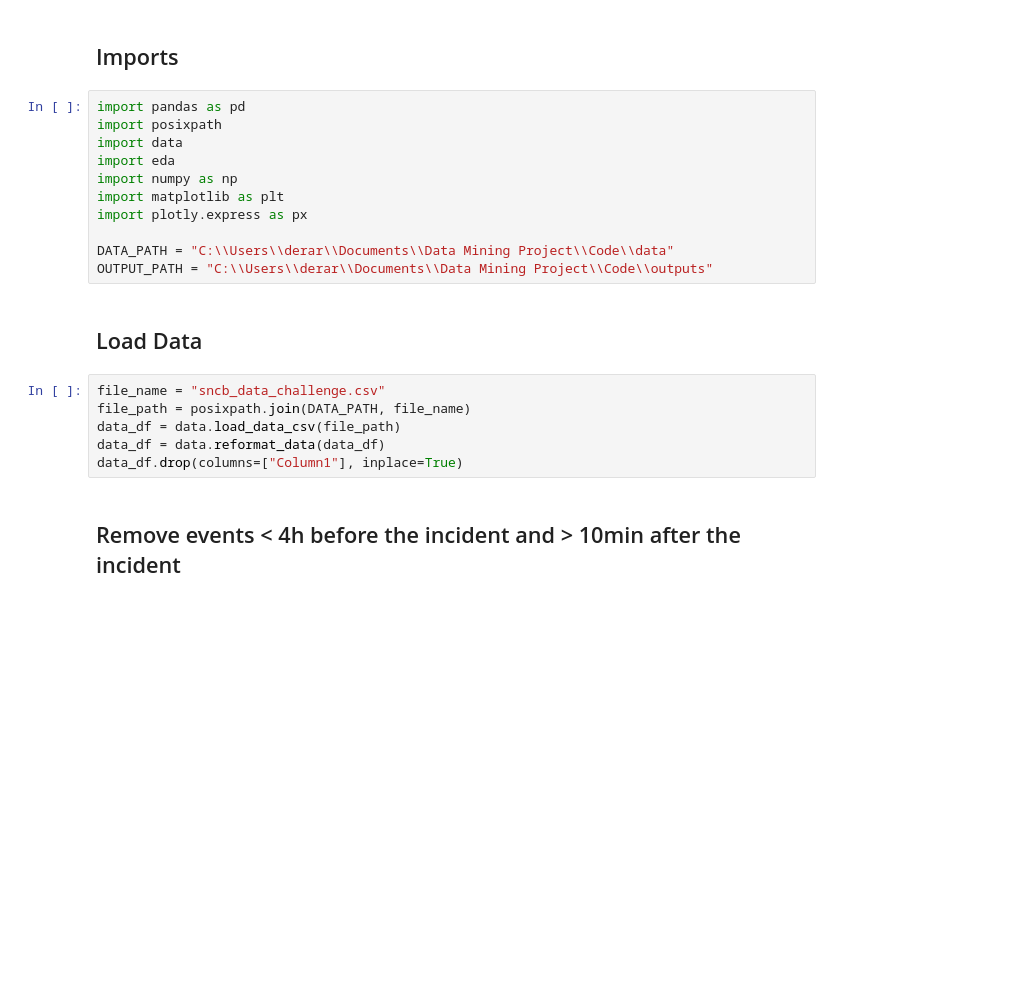
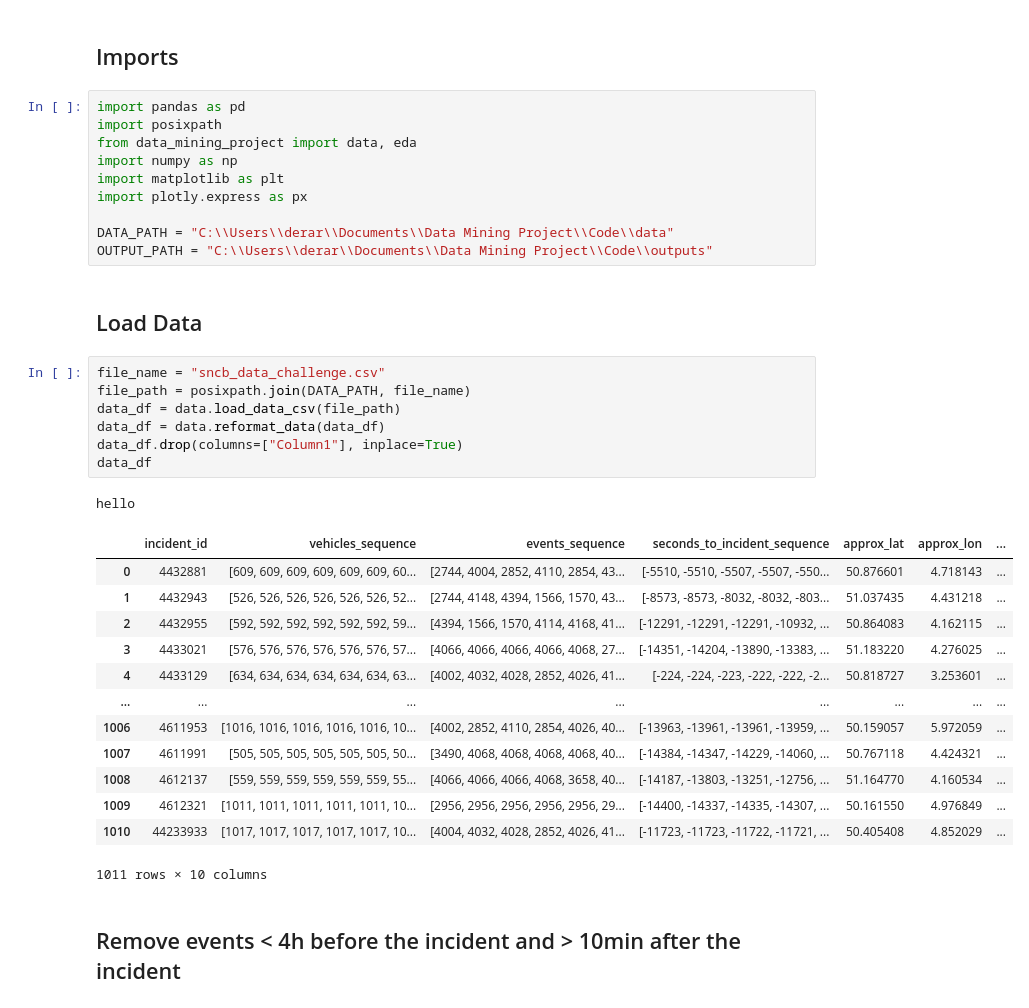
Before and after one commit to dalnakeb/INFOH423_Data_Mining_Project, a Jupyter notebook: notebooks/preprocessing.ipynb, the cells around one changed output. Cells and saved outputs as stored; diff of their text form; blank space fills up the shorter version.

```diff
--- a/notebooks/preprocessing.ipynb
+++ b/notebooks/preprocessing.ipynb
@@ -6,8 +6,7 @@
 # %%
 import pandas as pd
 import posixpath
-import data
-import eda
+from data_mining_project import data, eda
 import numpy as np
 import matplotlib as plt
 import plotly.express as px
@@ -19,9 +18,25 @@ OUTPUT_PATH = "C:\\Users\\derar\\Documents\\Data Mining Project\\Code\\outputs"
 # %%
 file_name = "sncb_data_challenge.csv"
 file_path = posixpath.join(DATA_PATH, file_name)
 data_df = data.load_data_csv(file_path)
 data_df = data.reformat_data(data_df)
 data_df.drop(columns=["Column1"], inplace=True)
+data_df
+# %% [output]
+hello
+|  | incident_id | vehicles_sequence | events_sequence | seconds_to_incident_sequence | approx_lat | approx_lon | ... |
+| 0 | 4432881 | [609, 609, 609, 609, 609, 609, 60... | [2744, 4004, 2852, 4110, 2854, 43... | [-5510, -5510, -5507, -5507, -550... | 50.876601 | 4.718143 | ... |
+| 1 | 4432943 | [526, 526, 526, 526, 526, 526, 52... | [2744, 4148, 4394, 1566, 1570, 43... | [-8573, -8573, -8032, -8032, -803... | 51.037435 | 4.431218 | ... |
+| 2 | 4432955 | [592, 592, 592, 592, 592, 592, 59... | [4394, 1566, 1570, 4114, 4168, 41... | [-12291, -12291, -12291, -10932, ... | 50.864083 | 4.162115 | ... |
+| 3 | 4433021 | [576, 576, 576, 576, 576, 576, 57... | [4066, 4066, 4066, 4066, 4068, 27... | [-14351, -14204, -13890, -13383, ... | 51.183220 | 4.276025 | ... |
+| 4 | 4433129 | [634, 634, 634, 634, 634, 634, 63... | [4002, 4032, 4028, 2852, 4026, 41... | [-224, -224, -223, -222, -222, -2... | 50.818727 | 3.253601 | ... |
+| ... | ... | ... | ... | ... | ... | ... | ... |
+| 1006 | 4611953 | [1016, 1016, 1016, 1016, 1016, 10... | [4002, 2852, 4110, 2854, 4026, 40... | [-13963, -13961, -13961, -13959, ... | 50.159057 | 5.972059 | ... |
+| 1007 | 4611991 | [505, 505, 505, 505, 505, 505, 50... | [3490, 4068, 4068, 4068, 4068, 40... | [-14384, -14347, -14229, -14060, ... | 50.767118 | 4.424321 | ... |
+| 1008 | 4612137 | [559, 559, 559, 559, 559, 559, 55... | [4066, 4066, 4066, 4068, 3658, 40... | [-14187, -13803, -13251, -12756, ... | 51.164770 | 4.160534 | ... |
+| 1009 | 4612321 | [1011, 1011, 1011, 1011, 1011, 10... | [2956, 2956, 2956, 2956, 2956, 29... | [-14400, -14337, -14335, -14307, ... | 50.161550 | 4.976849 | ... |
+| 1010 | 44233933 | [1017, 1017, 1017, 1017, 1017, 10... | [4004, 4032, 4028, 2852, 4026, 41... | [-11723, -11723, -11722, -11721, ... | 50.405408 | 4.852029 | ... |
+1011 rows × 10 columns
 # %% [markdown]
 ## Remove events < 4h before the incident and > 10min after the incident
 # %%
```
Also changed, not shown: parts of 5 cells of this notebook, 5 other files.
